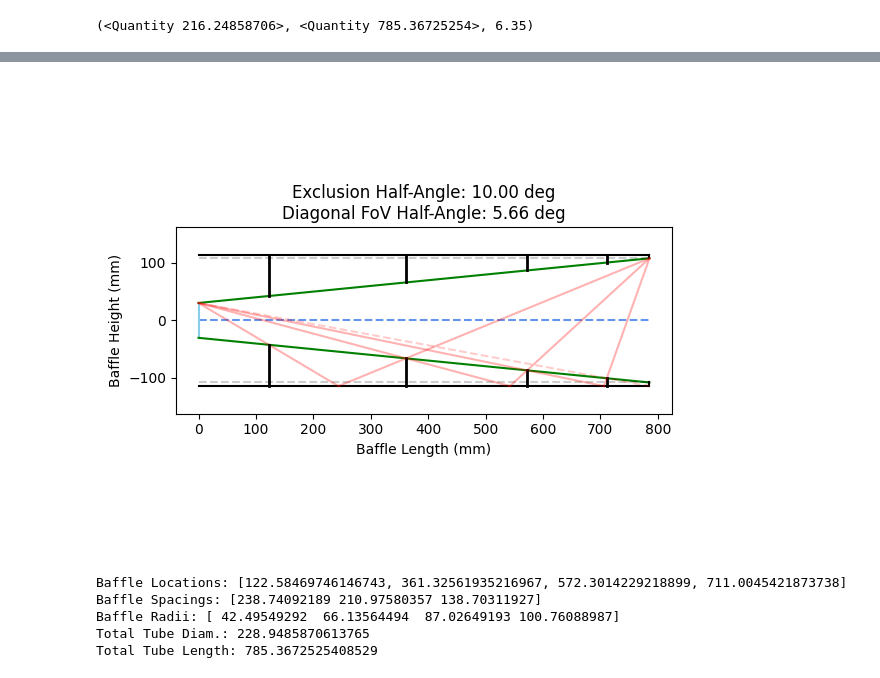
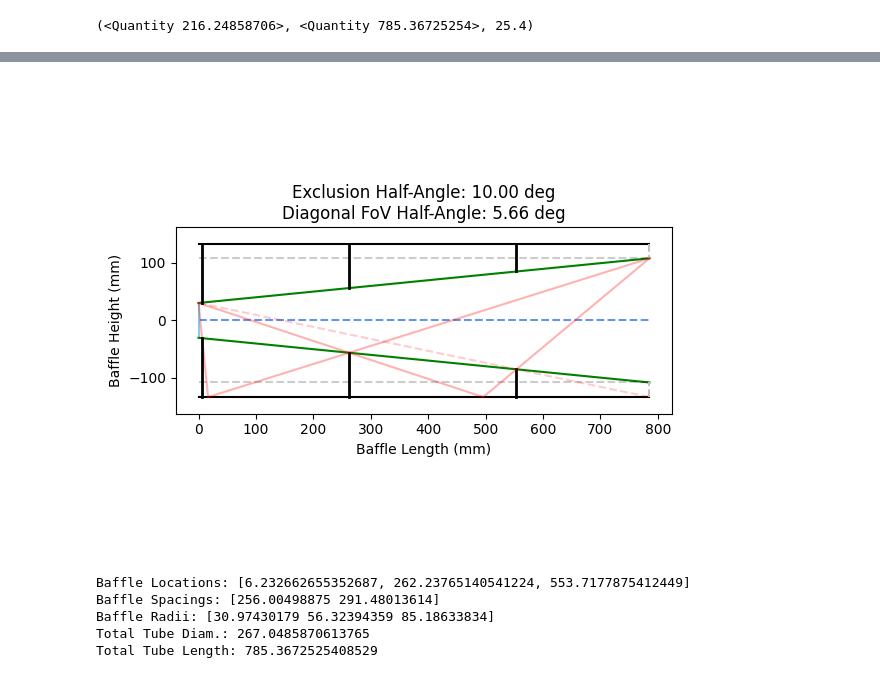
Before and after one commit to evanmayer/starcam-sim, a Jupyter notebook: baffle_designer.ipynb, the cells around one changed output, grey strips where cells are left out. Saved outputs shown, nothing was run; the diff lists cells and outputs as text; code cells hidden in the pictures.

```diff
--- a/baffle_designer.ipynb
+++ b/baffle_designer.ipynb
@@ -29,7 +29,7 @@ mode = 'straight' # 'straight' or 'cone'
 # mode = 'cone'
 
 # baffle min height
-rb = 25.4 / 4 # free parameter
+rb = 25.4 / 1 # free parameter
 if mode == 'cone':
     rb *= 4 # results in fewer baffles, better for cone shape
 
@@ -40,7 +40,7 @@ D = -d * (1 + frac) / (1 - frac)
 L = (D / 2 + d / 2) / np.tan(theta_exclude)
 D, L, rb
 # %% [output]
-(<Quantity 216.24858706>, <Quantity 785.36725254>, 6.35)
+(<Quantity 216.24858706>, <Quantity 785.36725254>, 25.4)
 # %%
 # setup for solving for lots of intersections
 p0 = [1,]
@@ -86,8 +86,8 @@ baffle_wall_func = y(*baffle_wall)
 ax.plot(baffle_wall[:2], baffle_wall[2:], color=bcolor)
 ax.plot(baffle_wall[:2], -np.array(baffle_wall[2:]), color=bcolor)
 # first baffle
-ax.plot([L, L], [-D/2-rb, -D/2], color=bcolor)
-ax.plot([L, L], -np.array([-D/2-rb, -D/2]), color=bcolor)
+ax.plot([L, L], [-D/2-rb, -D/2], linestyle='--', color='silver')
+ax.plot([L, L], -np.array([-D/2-rb, -D/2]), linestyle='--', color='silver')
 # critical ray from inside of baffle tube to objective
 critical_ray = [0, L, d/2, -D/2-rb]
 ax.plot(critical_ray[:2], critical_ray[2:], linestyle='--', color='r', alpha=0.2)
@@ -125,4 +124,4 @@ ax.set_title(f'Exclusion Half-Angle: {theta_exclude:.2f}\nDiagonal FoV Half-Angl
-[figure, old version]
+[figure, new version]
 # %%
 print('Baffle Locations:', x_baffles[::-1])
 print('Baffle Spacings:', np.diff(x_baffles[::-1]))
@@ -130,8 +129,8 @@ print('Baffle Radii:', -np.array(y_baffles)[::-1])
 print('Total Tube Diam.:', D + 2 * rb)
 print('Total Tube Length:', L)
 # %% [output]
-Baffle Locations: [122.58469746146743, 361.32561935216967, 572.3014229218899, 711.0045421873738]
-Baffle Spacings: [238.74092189 210.97580357 138.70311927]
-Baffle Radii: [ 42.49549292  66.13564494  87.02649193 100.76088987]
-Total Tube Diam.: 228.9485870613765
+Baffle Locations: [6.232662655352687, 262.23765140541224, 553.7177875412449]
+Baffle Spacings: [256.00498875 291.48013614]
+Baffle Radii: [30.97430179 56.32394359 85.18633834]
+Total Tube Diam.: 267.0485870613765
 Total Tube Length: 785.3672525408529
```
Also changed, not shown: parts of 1 cell of this notebook, 1 other file.
